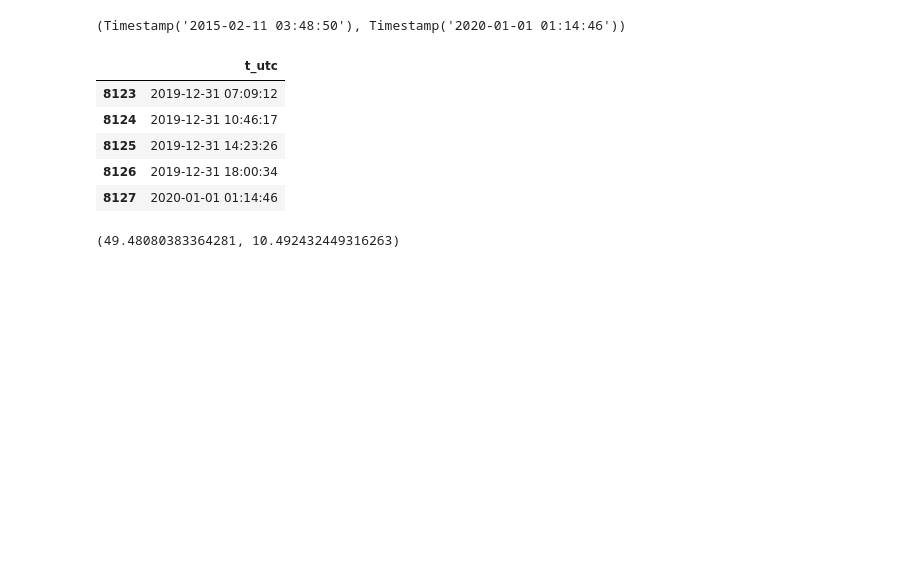
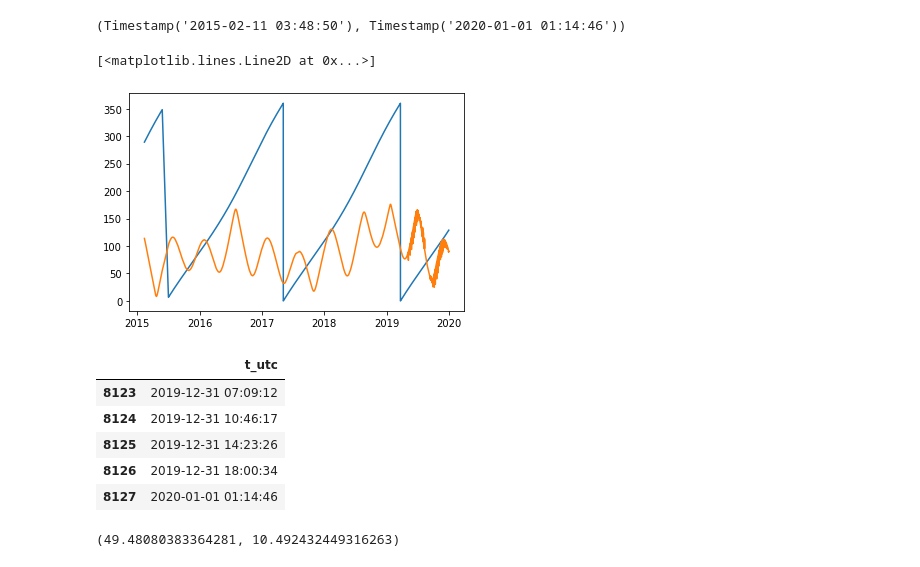
Before and after one commit to marek-slipski/NGIMS-hp, a Jupyter notebook: notebooks/Exobase_temp.ipynb, the cells around one changed output. Saved outputs shown, nothing was run; the diff lists cells and outputs as text; code cells hidden in the pictures; blank space fills up the shorter version.

```diff
--- a/notebooks/Exobase_temp.ipynb
+++ b/notebooks/Exobase_temp.ipynb
@@ -43,6 +43,13 @@ data = pd.merge(data, hp, on="orbit")
 data["t_utc"].min(), data["t_utc"].max()
 # %% [output]
 (Timestamp('2015-02-11 03:48:50'), Timestamp('2020-01-01 01:14:46'))
+# %%
+plt.figure()
+plt.plot(data["t_utc"], data["Ls"])
+plt.plot(data["t_utc"], data["sza"])
+# %% [output]
+[<matplotlib.lines.Line2D at 0x...>]
+[figure, added]
 # %%
 #Constants
 amu = 1.66053e-27   #1 amu (kg)
```
Also changed, not shown: parts of 18 cells of this notebook, 1 other file.
